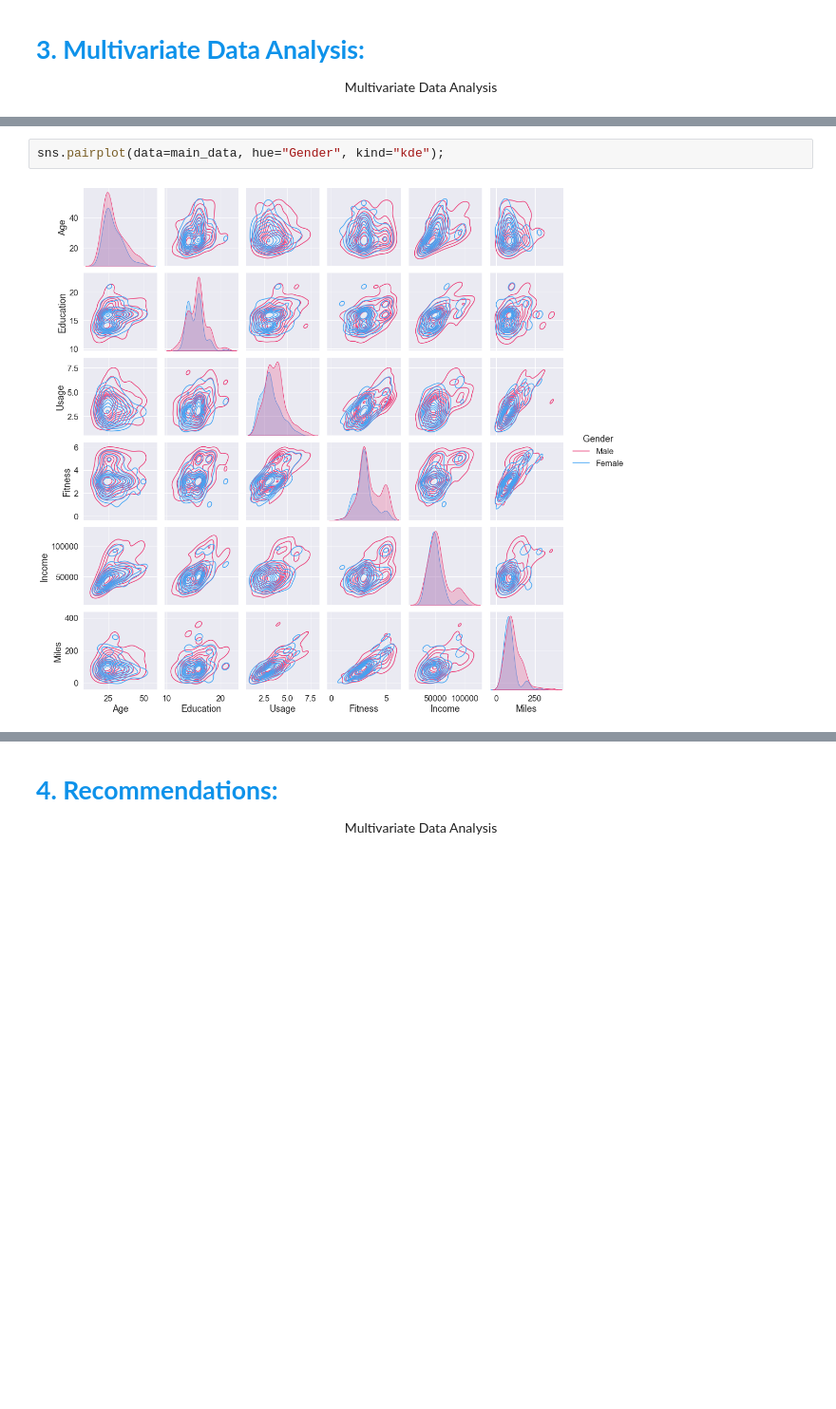
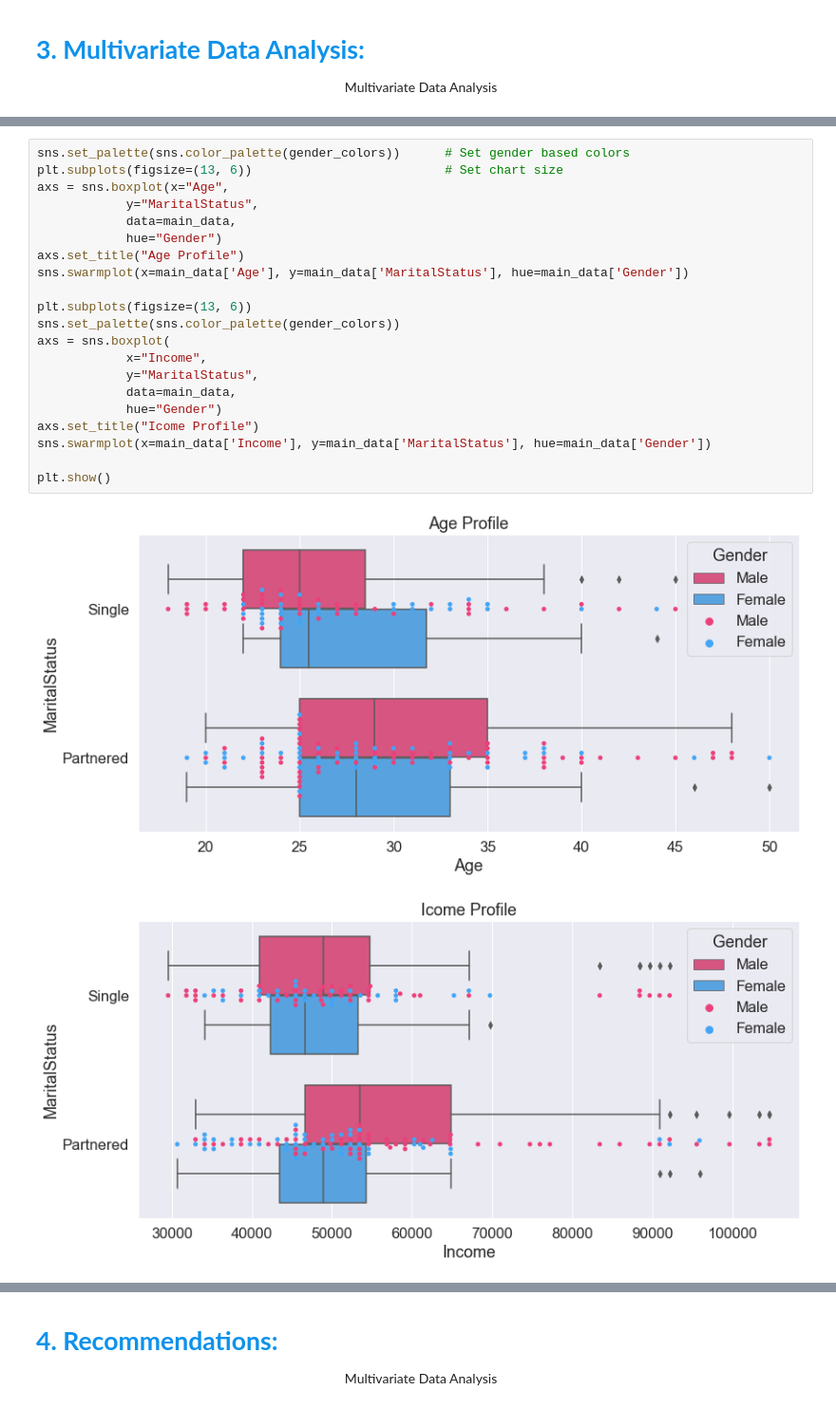
Before and after one commit to lavmot-ms/PG-AIML, a Jupyter notebook: src/Assignments/Assignment1 Data Exploration/Data Exploration Assignment.ipynb, the cells around one changed output, grey strips where cells are left out. Shown at 95% size. Cells and saved outputs as stored; diff of their text form; blank space fills up the shorter version.

```diff
--- a/src/Assignments/Assignment1 Data Exploration/Data Exploration Assignment.ipynb
+++ b/src/Assignments/Assignment1 Data Exploration/Data Exploration Assignment.ipynb
@@ -192,4 +168,24 @@ plt.show()
-# %%
-sns.pairplot(data=main_data, hue="Gender", kind="kde");
-# %% [output]
-[figure, removed]
+# %%
+sns.set_palette(sns.color_palette(gender_colors))      # Set gender based colors
+plt.subplots(figsize=(13, 6))                          # Set chart size
+axs = sns.boxplot(x="Age",
+            y="MaritalStatus",
+            data=main_data,
+            hue="Gender")
+axs.set_title("Age Profile")
+sns.swarmplot(x=main_data['Age'], y=main_data['MaritalStatus'], hue=main_data['Gender'])
+
+plt.subplots(figsize=(13, 6))
+sns.set_palette(sns.color_palette(gender_colors))
+axs = sns.boxplot(
+            x="Income",
+            y="MaritalStatus",
+            data=main_data,
+            hue="Gender")
+axs.set_title("Icome Profile")
+sns.swarmplot(x=main_data['Income'], y=main_data['MaritalStatus'], hue=main_data['Gender'])
+
+plt.show()
+# %% [output]
+[figure, added]
+[figure, added]
```
Also changed, not shown: parts of 18 cells of this notebook.
